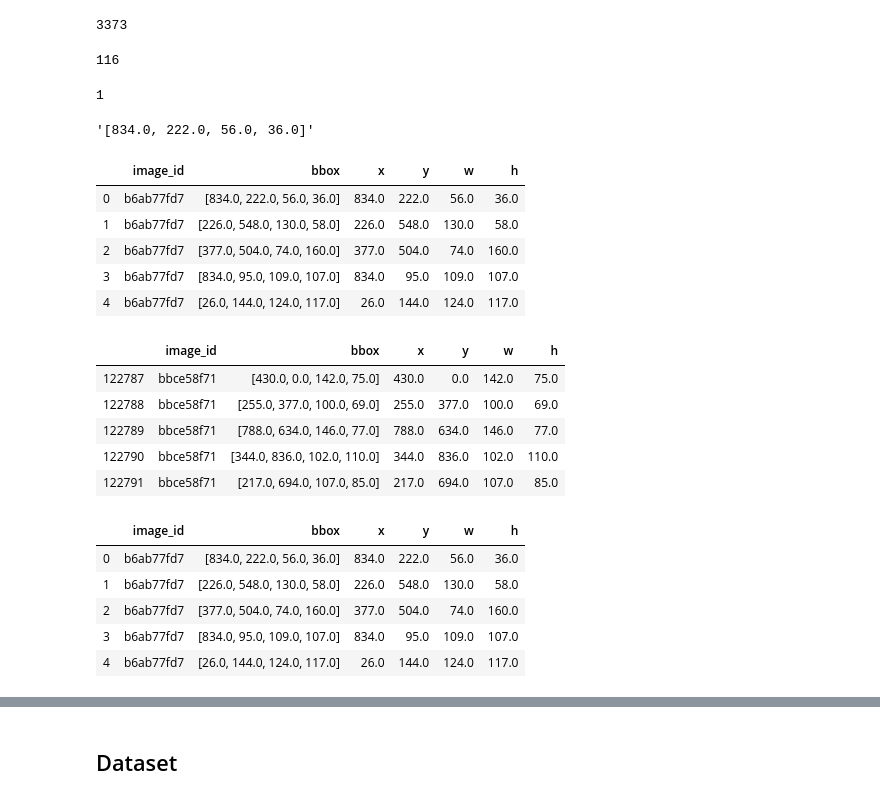
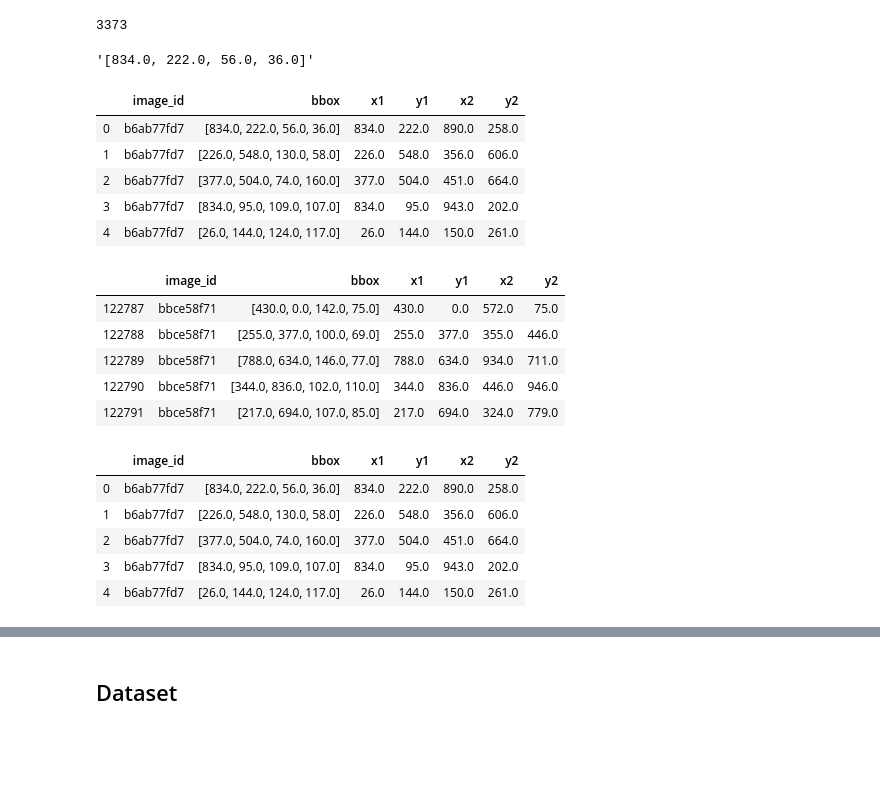
Before and after one commit to gjustin40/Kaggle, a Jupyter notebook: Global_Wheat_Detection/practice1.ipynb, the cells around one changed output, grey strips where cells are left out. Cells and saved outputs as stored; diff of their text form; code cells hidden in the pictures; blank space fills up the shorter version.

```diff
--- a/Global_Wheat_Detection/practice1.ipynb
+++ b/Global_Wheat_Detection/practice1.ipynb
@@ -36,14 +44,6 @@ df_train.head()
 len(df_train['image_id'].unique())
 # %% [output]
 3373
-# %%
-df_train['image_id'].value_counts().max()
-# %% [output]
-116
-# %%
-df_train['image_id'].value_counts().min()
-# %% [output]
-1
 # %%
 aa = df_train['bbox'].iloc[0]
 aa
@@ -51,27 +51,27 @@ aa
 '[834.0, 222.0, 56.0, 36.0]'
 # %%
 bbox_list = df_train['bbox']
-x, y, w, h = [], [], [], []
+x1, y1, x2, y2 = [], [], [], []
 for b in bbox_list:
-    bbox = re.findall('[0-9]+[.]?[0-9]*', b)
-    x.append(float(bbox[0]))
-    y.append(float(bbox[1]))
-    w.append(float(bbox[2]))
-    h.append(float(bbox[3]))
+    bbox = re.findall('([0-9]+[.]?[0-9]*)', b)
+    x1.append(float(bbox[0]))
+    y1.append(float(bbox[1]))
+    x2.append(float(bbox[0]) + float(bbox[2]))
+    y2.append(float(bbox[1]) + float(bbox[3]))
 
-df_train['x'] = x
-df_train['y'] = y
-df_train['w'] = w
-df_train['h'] = h
+df_train['x1'] = x1
+df_train['y1'] = y1
+df_train['x2'] = x2
+df_train['y2'] = y2
 
 df_train.head()
 # %% [output]
-|  | image_id | bbox | x | y | w | h |
-| 0 | b6ab77fd7 | [834.0, 222.0, 56.0, 36.0] | 834.0 | 222.0 | 56.0 | 36.0 |
-| 1 | b6ab77fd7 | [226.0, 548.0, 130.0, 58.0] | 226.0 | 548.0 | 130.0 | 58.0 |
-| 2 | b6ab77fd7 | [377.0, 504.0, 74.0, 160.0] | 377.0 | 504.0 | 74.0 | 160.0 |
-| 3 | b6ab77fd7 | [834.0, 95.0, 109.0, 107.0] | 834.0 | 95.0 | 109.0 | 107.0 |
-| 4 | b6ab77fd7 | [26.0, 144.0, 124.0, 117.0] | 26.0 | 144.0 | 124.0 | 117.0 |
+|  | image_id | bbox | x1 | y1 | x2 | y2 |
+| 0 | b6ab77fd7 | [834.0, 222.0, 56.0, 36.0] | 834.0 | 222.0 | 890.0 | 258.0 |
+| 1 | b6ab77fd7 | [226.0, 548.0, 130.0, 58.0] | 226.0 | 548.0 | 356.0 | 606.0 |
+| 2 | b6ab77fd7 | [377.0, 504.0, 74.0, 160.0] | 377.0 | 504.0 | 451.0 | 664.0 |
+| 3 | b6ab77fd7 | [834.0, 95.0, 109.0, 107.0] | 834.0 | 95.0 | 943.0 | 202.0 |
+| 4 | b6ab77fd7 | [26.0, 144.0, 124.0, 117.0] | 26.0 | 144.0 | 150.0 | 261.0 |
 # %%
 image_ids = df_train['image_id'].unique()
 valid_ids = image_ids[-665:]
@@ -80,20 +80,20 @@ train_ids = image_ids[:-665]
 df_valid = df_train[df_train['image_id'].isin(valid_ids)]
 df_train = df_train[df_train['image_id'].isin(train_ids)]
 # %%
-valid_df.head()
+df_valid.head()
 # %% [output]
-|  | image_id | bbox | x | y | w | h |
-| 122787 | bbce58f71 | [430.0, 0.0, 142.0, 75.0] | 430.0 | 0.0 | 142.0 | 75.0 |
-| 122788 | bbce58f71 | [255.0, 377.0, 100.0, 69.0] | 255.0 | 377.0 | 100.0 | 69.0 |
-| 122789 | bbce58f71 | [788.0, 634.0, 146.0, 77.0] | 788.0 | 634.0 | 146.0 | 77.0 |
-| 122790 | bbce58f71 | [344.0, 836.0, 102.0, 110.0] | 344.0 | 836.0 | 102.0 | 110.0 |
-| 122791 | bbce58f71 | [217.0, 694.0, 107.0, 85.0] | 217.0 | 694.0 | 107.0 | 85.0 |
+|  | image_id | bbox | x1 | y1 | x2 | y2 |
+| 122787 | bbce58f71 | [430.0, 0.0, 142.0, 75.0] | 430.0 | 0.0 | 572.0 | 75.0 |
+| 122788 | bbce58f71 | [255.0, 377.0, 100.0, 69.0] | 255.0 | 377.0 | 355.0 | 446.0 |
+| 122789 | bbce58f71 | [788.0, 634.0, 146.0, 77.0] | 788.0 | 634.0 | 934.0 | 711.0 |
+| 122790 | bbce58f71 | [344.0, 836.0, 102.0, 110.0] | 344.0 | 836.0 | 446.0 | 946.0 |
+| 122791 | bbce58f71 | [217.0, 694.0, 107.0, 85.0] | 217.0 | 694.0 | 324.0 | 779.0 |
 # %%
-train_df.head()
+df_train.head()
 # %% [output]
-|  | image_id | bbox | x | y | w | h |
-| 0 | b6ab77fd7 | [834.0, 222.0, 56.0, 36.0] | 834.0 | 222.0 | 56.0 | 36.0 |
-| 1 | b6ab77fd7 | [226.0, 548.0, 130.0, 58.0] | 226.0 | 548.0 | 130.0 | 58.0 |
-| 2 | b6ab77fd7 | [377.0, 504.0, 74.0, 160.0] | 377.0 | 504.0 | 74.0 | 160.0 |
-| 3 | b6ab77fd7 | [834.0, 95.0, 109.0, 107.0] | 834.0 | 95.0 | 109.0 | 107.0 |
-| 4 | b6ab77fd7 | [26.0, 144.0, 124.0, 117.0] | 26.0 | 144.0 | 124.0 | 117.0 |
+|  | image_id | bbox | x1 | y1 | x2 | y2 |
+| 0 | b6ab77fd7 | [834.0, 222.0, 56.0, 36.0] | 834.0 | 222.0 | 890.0 | 258.0 |
+| 1 | b6ab77fd7 | [226.0, 548.0, 130.0, 58.0] | 226.0 | 548.0 | 356.0 | 606.0 |
+| 2 | b6ab77fd7 | [377.0, 504.0, 74.0, 160.0] | 377.0 | 504.0 | 451.0 | 664.0 |
+| 3 | b6ab77fd7 | [834.0, 95.0, 109.0, 107.0] | 834.0 | 95.0 | 943.0 | 202.0 |
+| 4 | b6ab77fd7 | [26.0, 144.0, 124.0, 117.0] | 26.0 | 144.0 | 150.0 | 261.0 |
```
Also changed, not shown: parts of 13 cells of this notebook.
